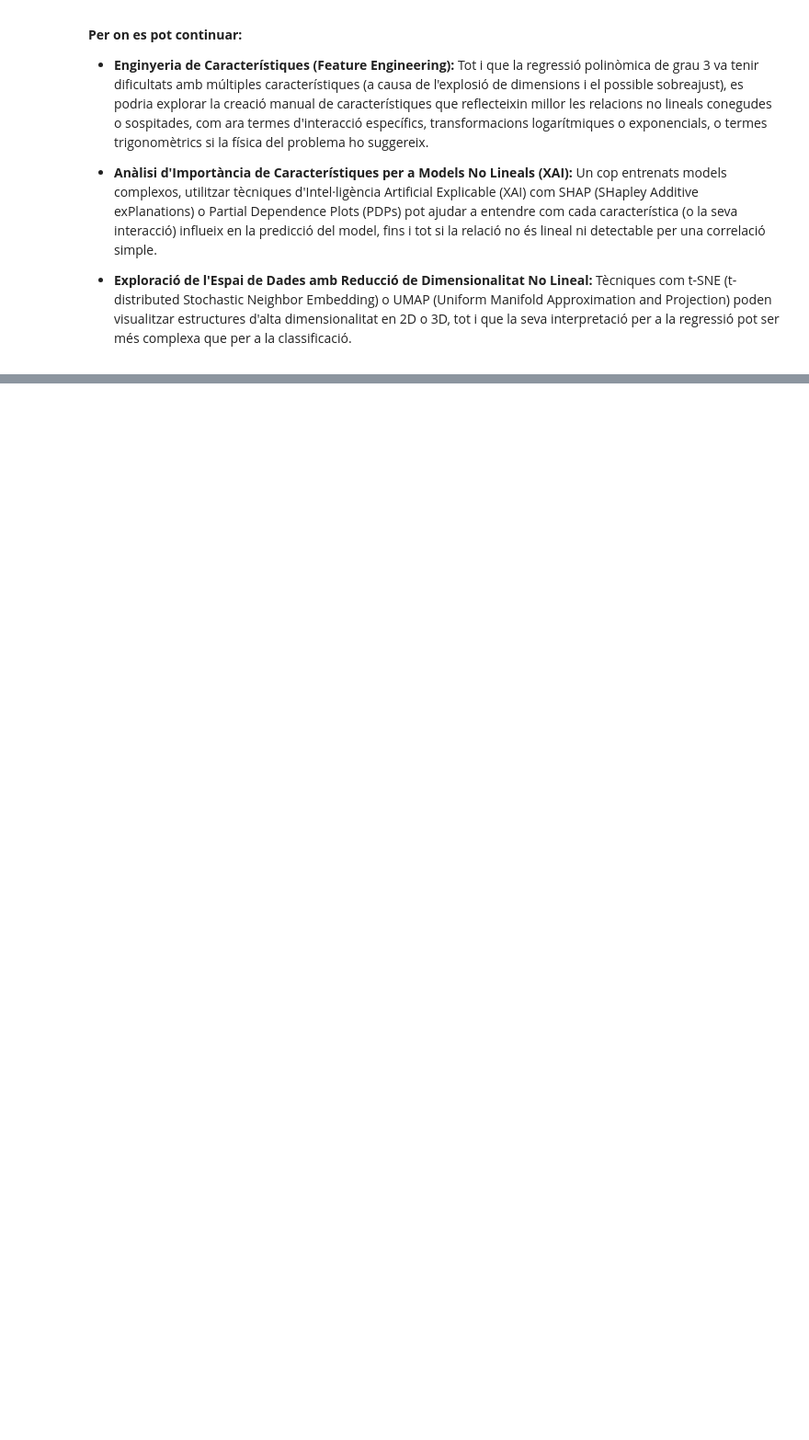
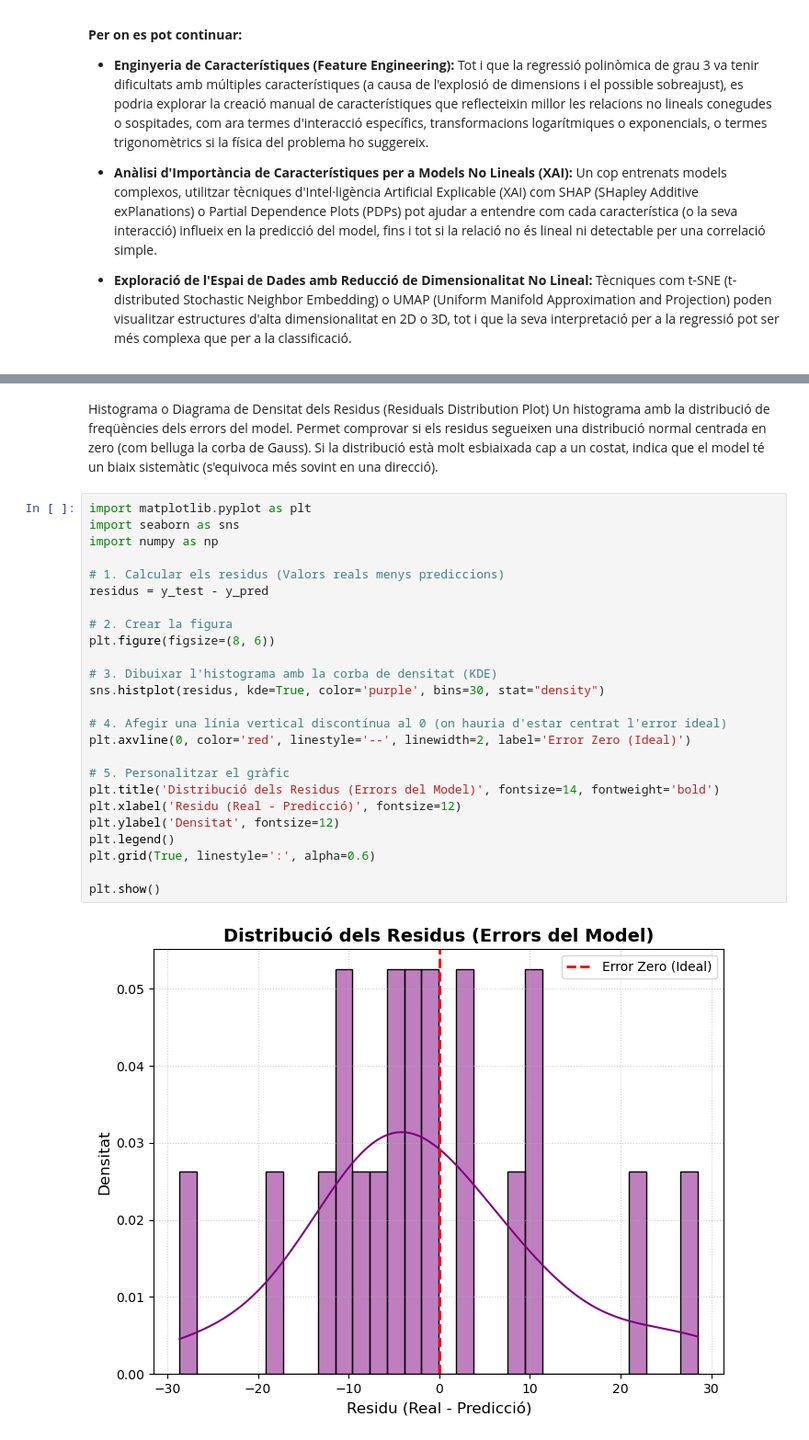
Before and after one commit to xxjcaxx/Disseny-i-avaluacio-de-models, a Jupyter notebook: apunts/documents/regressió.ipynb, the cells around one changed output, grey strips where cells are left out. Shown at 92% size. Saved outputs shown, nothing was run; the diff lists cells and outputs as text; blank space fills up the shorter version.

```diff
--- a/apunts/documents/regressió.ipynb
+++ b/apunts/documents/regressió.ipynb
@@ -2140,0 +2264,30 @@ Aquest problema és difícil d'analitzar amb gràfiques que simplifiquen dades m
+# %% [markdown]
+
+Histograma o Diagrama de Densitat dels Residus (Residuals Distribution Plot) Un histograma amb la distribució de freqüències dels errors del model. Permet comprovar si els residus segueixen una distribució normal centrada en zero (com belluga la corba de Gauss). Si la distribució està molt esbiaixada cap a un costat, indica que el model té un biaix sistemàtic (s'equivoca més sovint en una direcció).
+# %%
+import matplotlib.pyplot as plt
+import seaborn as sns
+import numpy as np
+
+# 1. Calcular els residus (Valors reals menys prediccions)
+residus = y_test - y_pred
+
+# 2. Crear la figura
+plt.figure(figsize=(8, 6))
+
+# 3. Dibuixar l'histograma amb la corba de densitat (KDE)
+sns.histplot(residus, kde=True, color='purple', bins=30, stat="density")
+
+# 4. Afegir una línia vertical discontínua al 0 (on hauria d'estar centrat l'error ideal)
+plt.axvline(0, color='red', linestyle='--', linewidth=2, label='Error Zero (Ideal)')
+
+# 5. Personalitzar el gràfic
+plt.title('Distribució dels Residus (Errors del Model)', fontsize=14, fontweight='bold')
+plt.xlabel('Residu (Real - Predicció)', fontsize=12)
+plt.ylabel('Densitat', fontsize=12)
+plt.legend()
+plt.grid(True, linestyle=':', alpha=0.6)
+
+plt.show()
+# %% [output]
+[figure, added]
```
Also changed, not shown: parts of 9 cells of this notebook, 2 other files.
